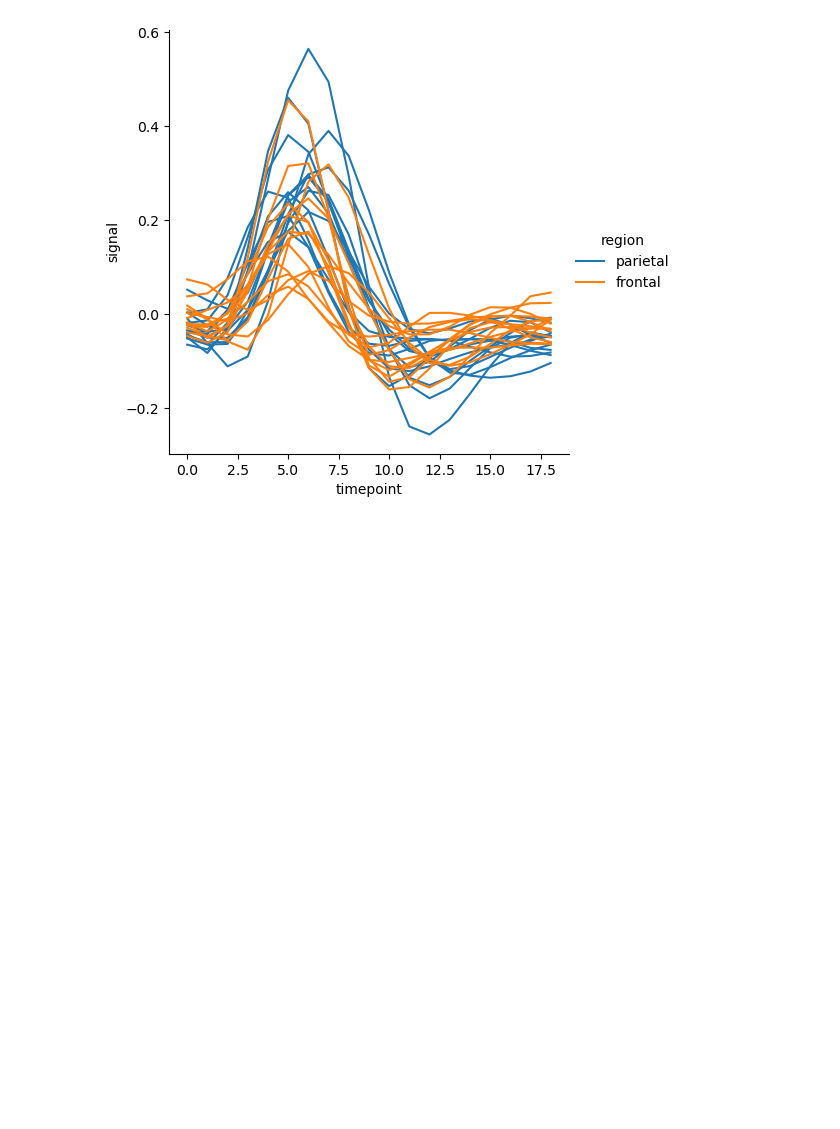
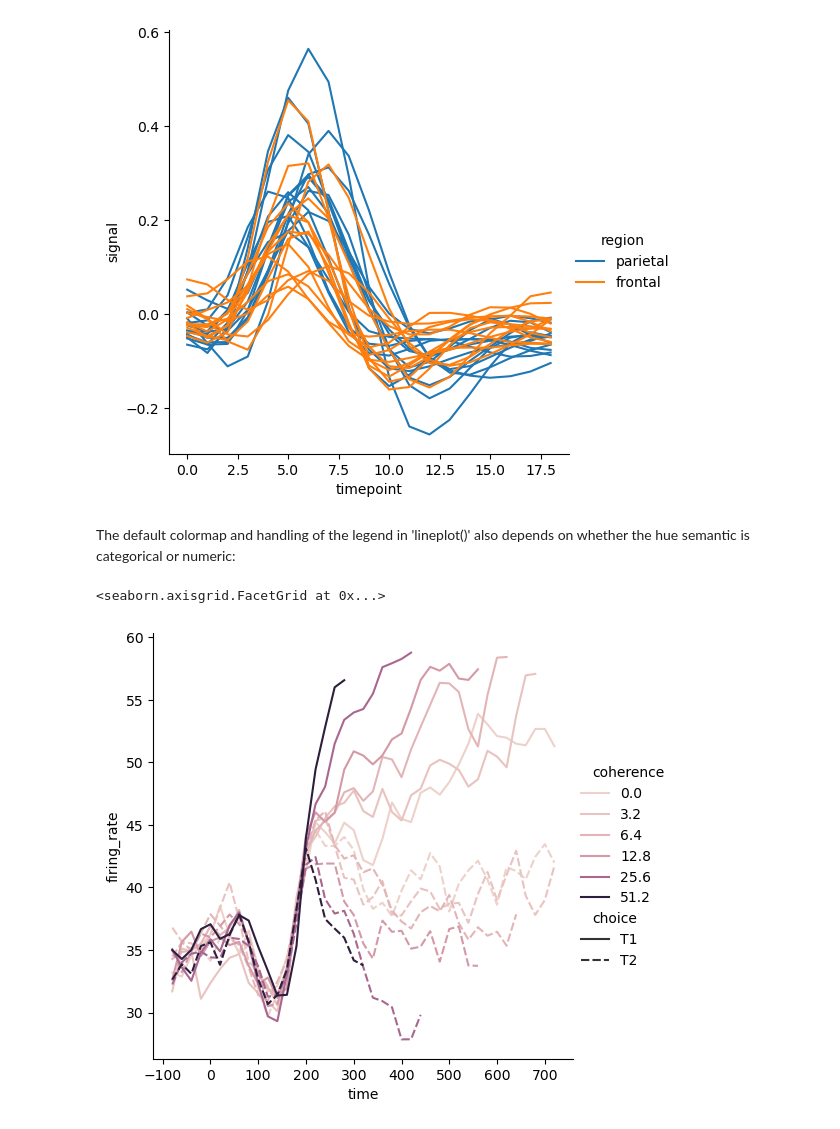
Before and after one commit to joo-none/Seaborn-tutorial, a Jupyter notebook: Seaborn_Tutorial_6-3.ipynb, the cells around one changed output. Drawn from its saved outputs; the diff is of its cells as text; code cells hidden in the pictures; blank space fills up the shorter version.

```diff
--- a/Seaborn_Tutorial_6-3.ipynb
+++ b/Seaborn_Tutorial_6-3.ipynb
@@ -114,3 +114,15 @@ sns.relplot(
 # %% [output]
 <seaborn.axisgrid.FacetGrid at 0x...>
 [figure]
+# %% [markdown]
+The default colormap and handling of the legend in 'lineplot()' also depends on whether the hue semantic is categorical or numeric:
+# %%
+dots = sns.load_dataset("dots").query("align == 'dots'")
+sns.relplot(
+    data=dots, kind="line",
+    x="time", y="firing_rate",
+    hue="coherence", style="choice",
+)
+# %% [output]
+<seaborn.axisgrid.FacetGrid at 0x...>
+[figure, added]
```
Also changed, not shown: parts of 12 cells of this notebook.
